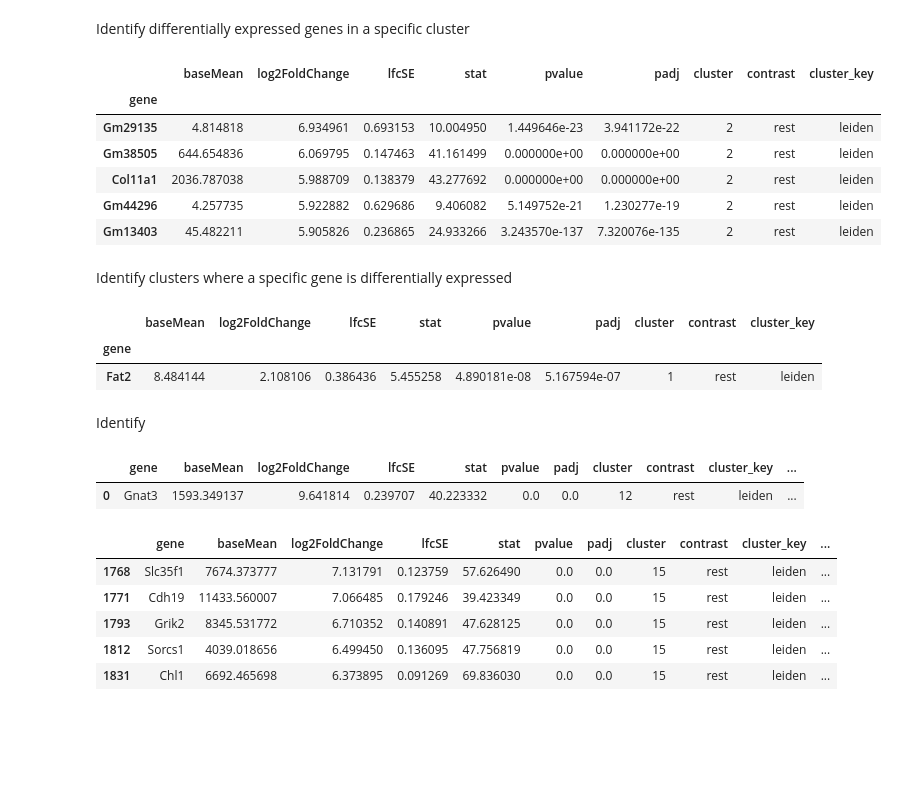
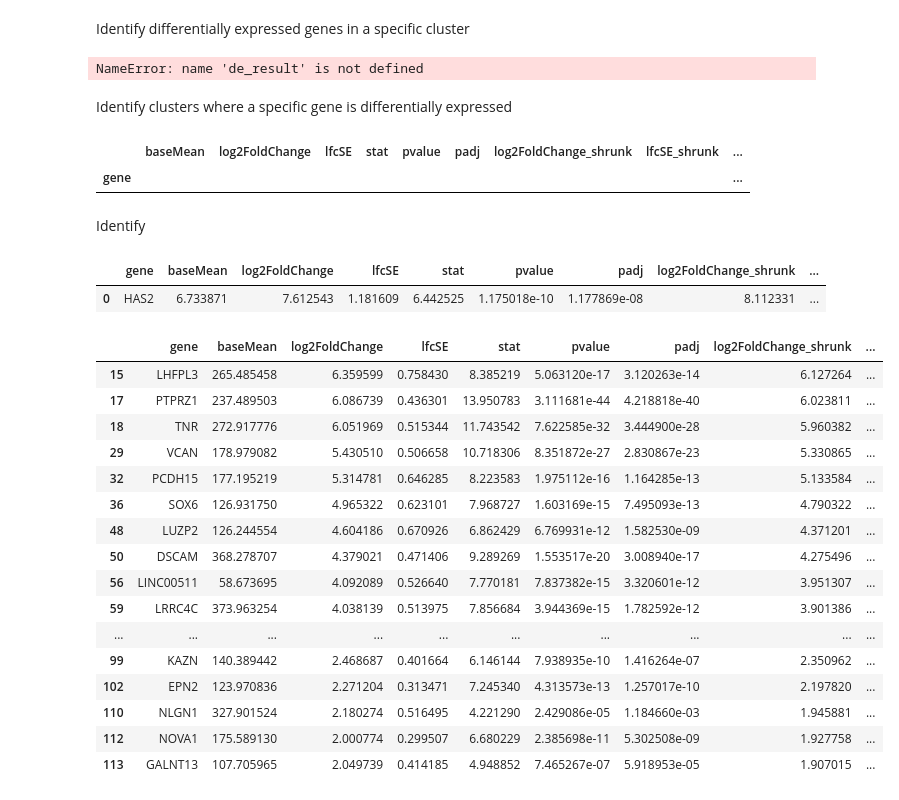
Before and after one commit to sungjune222/protocols, a Jupyter notebook: notebooks/celltype_annotation.ipynb, the cells around one changed output. Saved outputs shown, nothing was run; the diff lists cells and outputs as text; code cells hidden in the pictures; blank space fills up the shorter version.

```diff
--- a/notebooks/celltype_annotation.ipynb
+++ b/notebooks/celltype_annotation.ipynb
@@ -20,18 +20,14 @@ from scipy.sparse import csr_matrix
 from pipeline.utils.env import find_env_dir
 from pipeline.utils import plot
 
-series_name = "SCP1038"
-clustered_data_location = find_env_dir("CLUSTERED_DATA_LOCATION")
-de_analysis_location = find_env_dir("DE_ANALYSIS_LOCATION")
+series_name = "GSE118257"
+clustered_data_location = find_env_dir("CLUSTERED_DATA")
+deseq_location = find_env_dir("DESEQ")
 
 clustered_adata = sc.read_h5ad(os.path.join(clustered_data_location, series_name + "_clustered.h5ad"))
-de_result = pd.read_csv(os.path.join(de_analysis_location, series_name + "_deseq2.csv"), index_col=0)
-
+de_result = pd.read_csv(os.path.join(deseq_location, series_name + "_deseq2.csv"), index_col=0)
 de_result.set_index("gene", inplace=True)
-de_result.sort_values("log2FoldChange", ascending=False, inplace=True)
+de_result.sort_values("log2FoldChange_shrunk", ascending=False, inplace=True)
 
 LOG_FOLD_CHANGE_THRESHOLD = 2
-ADJUSTED_PVALUE_THRESHOLD = 0.01
-# The ratio threshold for filtering unique markers
-# The ratio is determined by (highest normalized mean count) / (second highest normalized count)
-UNIQUE_THRESHOLD = 1.5
+ADJUSTED_PVALUE_THRESHOLD = 0.05
@@ -38,32 +76,29 @@ UNIQUE_THRESHOLD = 1.5
 # %% [markdown]
 Identify differentially expressed genes in a specific cluster
 # %%
-cluster = 2
+cluster = 1
 subset = de_result[de_result["cluster"] == cluster]
 subset = subset[(subset["log2FoldChange"] > LOG_FOLD_CHANGE_THRESHOLD) & (subset["padj"] < ADJUSTED_PVALUE_THRESHOLD)]
-subset.head()
+subset.head(20)
 # %% [output]
-|  | baseMean | log2FoldChange | lfcSE | stat | pvalue | padj | cluster | contrast | cluster_key |
-| gene |  |  |  |  |  |  |  |  |  |
-| Gm29135 | 4.814818 | 6.934961 | 0.693153 | 10.004950 | 1.449646e-23 | 3.941172e-22 | 2 | rest | leiden |
-| Gm38505 | 644.654836 | 6.069795 | 0.147463 | 41.161499 | 0.000000e+00 | 0.000000e+00 | 2 | rest | leiden |
-| Col11a1 | 2036.787038 | 5.988709 | 0.138379 | 43.277692 | 0.000000e+00 | 0.000000e+00 | 2 | rest | leiden |
-| Gm44296 | 4.257735 | 5.922882 | 0.629686 | 9.406082 | 5.149752e-21 | 1.230277e-19 | 2 | rest | leiden |
-| Gm13403 | 45.482211 | 5.905826 | 0.236865 | 24.933266 | 3.243570e-137 | 7.320076e-135 | 2 | rest | leiden |
+NameError: name 'de_result' is not defined
 # %% [markdown]
 Identify clusters where a specific gene is differentially expressed
 # %%
-gene = "Fat2"
+gene = "NKAIN2"
 subset = de_result.loc[gene]
 subset = subset[(subset["log2FoldChange"] > LOG_FOLD_CHANGE_THRESHOLD) & (subset["padj"] < ADJUSTED_PVALUE_THRESHOLD)]
 subset.head()
 # %% [output]
-|  | baseMean | log2FoldChange | lfcSE | stat | pvalue | padj | cluster | contrast | cluster_key |
-| gene |  |  |  |  |  |  |  |  |  |
-| Fat2 | 8.484144 | 2.108106 | 0.386436 | 5.455258 | 4.890181e-08 | 5.167594e-07 | 1 | rest | leiden |
+|  | baseMean | log2FoldChange | lfcSE | stat | pvalue | padj | log2FoldChange_shrunk | lfcSE_shrunk | ... |
+| gene |  |  |  |  |  |  |  |  | ... |
 # %% [markdown]
 Identify
 # %%
+# The ratio threshold for filtering unique markers
+# The ratio is determined by (highest normalized mean count) / (second highest normalized count)
+UNIQUE_THRESHOLD = 2
+
 def filter_unique_markers(adata: AnnData, deseq_results: pd.DataFrame, cluster_key="leiden", unique_threshold=UNIQUE_THRESHOLD):
     candidates = deseq_results[
         (deseq_results["log2FoldChange"] > LOG_FOLD_CHANGE_THRESHOLD) &
@@ -120,16 +155,27 @@ def filter_unique_markers(adata: AnnData, deseq_results: pd.DataFrame, cluster_k
 markers = filter_unique_markers(clustered_adata, de_result)
 markers.head(1)
 # %% [output]
-|  | gene | baseMean | log2FoldChange | lfcSE | stat | pvalue | padj | cluster | contrast | cluster_key | ... |
-| 0 | Gnat3 | 1593.349137 | 9.641814 | 0.239707 | 40.223332 | 0.0 | 0.0 | 12 | rest | leiden | ... |
+|  | gene | baseMean | log2FoldChange | lfcSE | stat | pvalue | padj | log2FoldChange_shrunk | ... |
+| 0 | HAS2 | 6.733871 | 7.612543 | 1.181609 | 6.442525 | 1.175018e-10 | 1.177869e-08 | 8.112331 | ... |
 # %%
-cluster_markers = markers[(markers["cluster"] == "15") & (markers["my_mean"] > 10)]
-cluster_markers.head()
+cluster_markers = markers[(markers["cluster"] == "0") & (markers["my_mean"] > 10)]
+cluster_markers.head(20)
 # %% [output]
-|  | gene | baseMean | log2FoldChange | lfcSE | stat | pvalue | padj | cluster | contrast | cluster_key | ... |
-| 1768 | Slc35f1 | 7674.373777 | 7.131791 | 0.123759 | 57.626490 | 0.0 | 0.0 | 15 | rest | leiden | ... |
-| 1771 | Cdh19 | 11433.560007 | 7.066485 | 0.179246 | 39.423349 | 0.0 | 0.0 | 15 | rest | leiden | ... |
-| 1793 | Grik2 | 8345.531772 | 6.710352 | 0.140891 | 47.628125 | 0.0 | 0.0 | 15 | rest | leiden | ... |
-| 1812 | Sorcs1 | 4039.018656 | 6.499450 | 0.136095 | 47.756819 | 0.0 | 0.0 | 15 | rest | leiden | ... |
-| 1831 | Chl1 | 6692.465698 | 6.373895 | 0.091269 | 69.836030 | 0.0 | 0.0 | 15 | rest | leiden | ... |
+|  | gene | baseMean | log2FoldChange | lfcSE | stat | pvalue | padj | log2FoldChange_shrunk | ... |
+| 15 | LHFPL3 | 265.485458 | 6.359599 | 0.758430 | 8.385219 | 5.063120e-17 | 3.120263e-14 | 6.127264 | ... |
+| 17 | PTPRZ1 | 237.489503 | 6.086739 | 0.436301 | 13.950783 | 3.111681e-44 | 4.218818e-40 | 6.023811 | ... |
+| 18 | TNR | 272.917776 | 6.051969 | 0.515344 | 11.743542 | 7.622585e-32 | 3.444900e-28 | 5.960382 | ... |
+| 29 | VCAN | 178.979082 | 5.430510 | 0.506658 | 10.718306 | 8.351872e-27 | 2.830867e-23 | 5.330865 | ... |
+| 32 | PCDH15 | 177.195219 | 5.314781 | 0.646285 | 8.223583 | 1.975112e-16 | 1.164285e-13 | 5.133584 | ... |
+| 36 | SOX6 | 126.931750 | 4.965322 | 0.623101 | 7.968727 | 1.603169e-15 | 7.495093e-13 | 4.790322 | ... |
+| 48 | LUZP2 | 126.244554 | 4.604186 | 0.670926 | 6.862429 | 6.769931e-12 | 1.582530e-09 | 4.371201 | ... |
+| 50 | DSCAM | 368.278707 | 4.379021 | 0.471406 | 9.289269 | 1.553517e-20 | 3.008940e-17 | 4.275496 | ... |
+| 56 | LINC00511 | 58.673695 | 4.092089 | 0.526640 | 7.770181 | 7.837382e-15 | 3.320601e-12 | 3.951307 | ... |
+| 59 | LRRC4C | 373.963254 | 4.038139 | 0.513975 | 7.856684 | 3.944369e-15 | 1.782592e-12 | 3.901386 | ... |
+| ... | ... | ... | ... | ... | ... | ... | ... | ... | ... |
+| 99 | KAZN | 140.389442 | 2.468687 | 0.401664 | 6.146144 | 7.938935e-10 | 1.416264e-07 | 2.350962 | ... |
+| 102 | EPN2 | 123.970836 | 2.271204 | 0.313471 | 7.245340 | 4.313573e-13 | 1.257017e-10 | 2.197820 | ... |
+| 110 | NLGN1 | 327.901524 | 2.180274 | 0.516495 | 4.221290 | 2.429086e-05 | 1.184660e-03 | 1.945881 | ... |
+| 112 | NOVA1 | 175.589130 | 2.000774 | 0.299507 | 6.680229 | 2.385698e-11 | 5.302508e-09 | 1.927758 | ... |
+| 113 | GALNT13 | 107.705965 | 2.049739 | 0.414185 | 4.948852 | 7.465267e-07 | 5.918953e-05 | 1.907015 | ... |
 # %%
```
Also changed, not shown: parts of 4 cells of this notebook, 23 other files.
